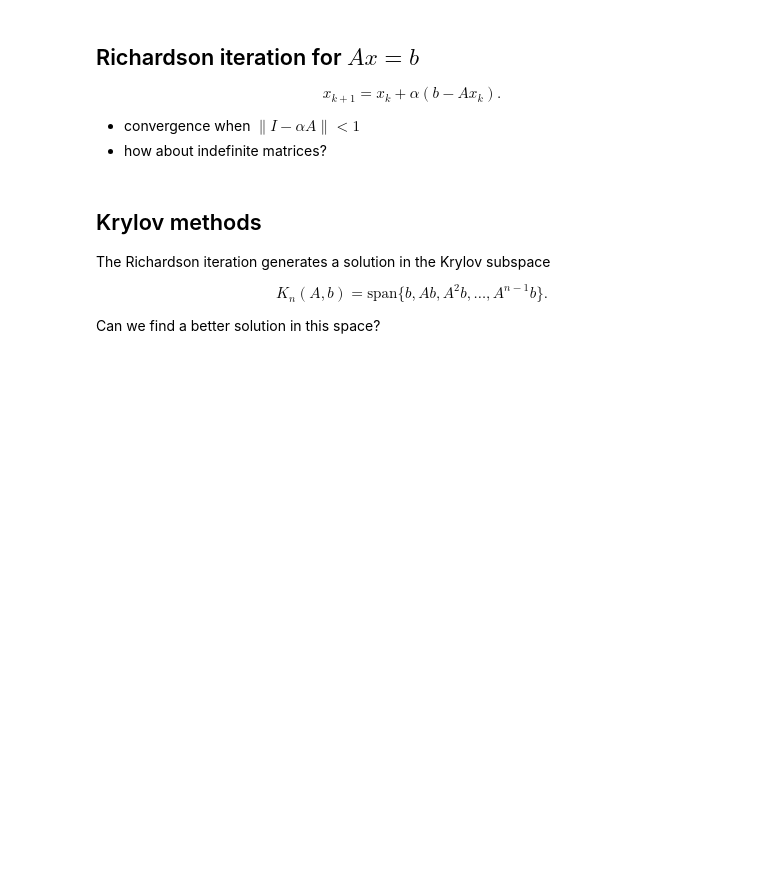
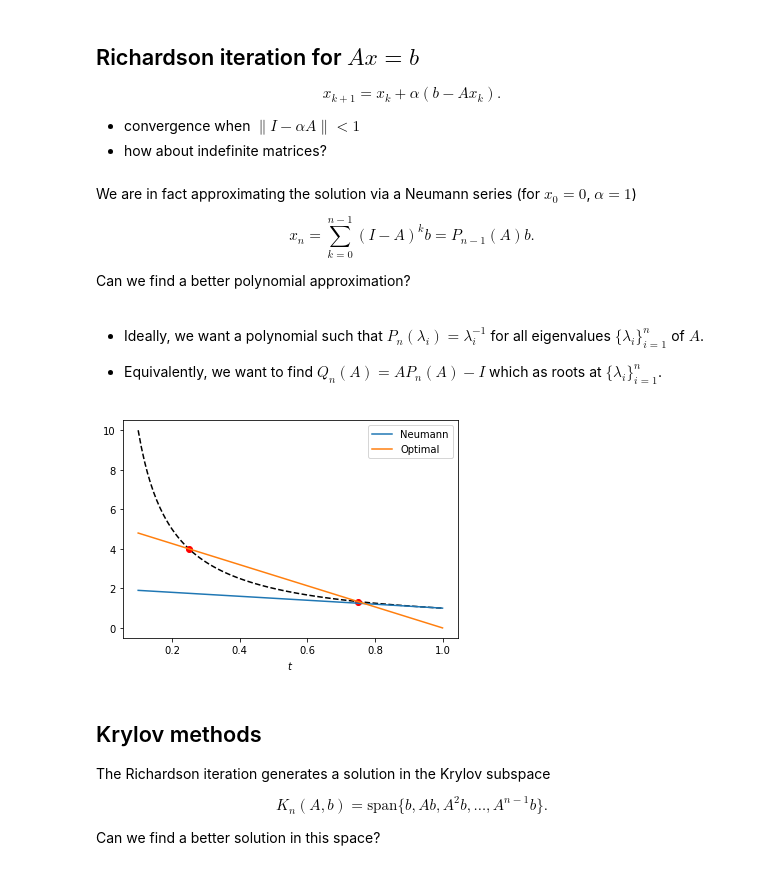
Before and after one commit to TristanvanLeeuwen/WISM100_Robotics, a Jupyter notebook: lectures/lecture2.ipynb, the cells around one changed output. Drawn from its saved outputs; the diff is of its cells as text; code cells hidden in the pictures; blank space fills up the shorter version.

```diff
--- a/lectures/lecture2.ipynb
+++ b/lectures/lecture2.ipynb
@@ -106,6 +107,35 @@ $$x_{k+1} = x_k + \alpha (b - Ax_k).$$
 
 * convergence when $\|I - \alpha A\| < 1$
 * how about indefinite matrices?
+# %% [markdown]
+We are in fact approximating the solution via a Neumann series (for $x_0 = 0$, $\alpha = 1$)
+
+$$x_n = \sum_{k=0}^{n-1}(I-A)^kb = P_{n-1}(A)b.$$
+
+Can we find a better polynomial approximation?
+# %% [markdown]
+* Ideally, we want a polynomial such that $P_{n}(\lambda_i) = \lambda_i^{-1}$ for all eigenvalues $\{\lambda_i\}_{i=1}^n$ of $A$.
+
+* Equivalently, we want to find $Q_n(A) = AP_{n}(A) - I$ which as roots at $\{\lambda_i\}_{i=1}^n$.
+# %%
+A = np.array([[.5,.25],[.25,.5]])
+
+l = np.linalg.eigvals(A)
+
+t = np.linspace(.1,1,100)
+
+p1 = lambda t : 1 + (1-t) #+ (1-t)**2 + (1-t)**3
+p2 = lambda t : (1-t)/(.25*.75)
+
+plt.plot(t,1/t,'k--')
+plt.plot(l[0],1/l[0],'ro',l[1],1/l[1],'ro')
+plt.plot(t,p1(t),label='Neumann')
+plt.plot(t,p2(t),label='Optimal')
+plt.xlabel(r'$t$')
+plt.legend()
+plt.show()
+# %% [output]
+[figure, added]
 # %% [markdown]
 ## Krylov methods
 
```
Also changed, not shown: parts of 12 cells of this notebook.
